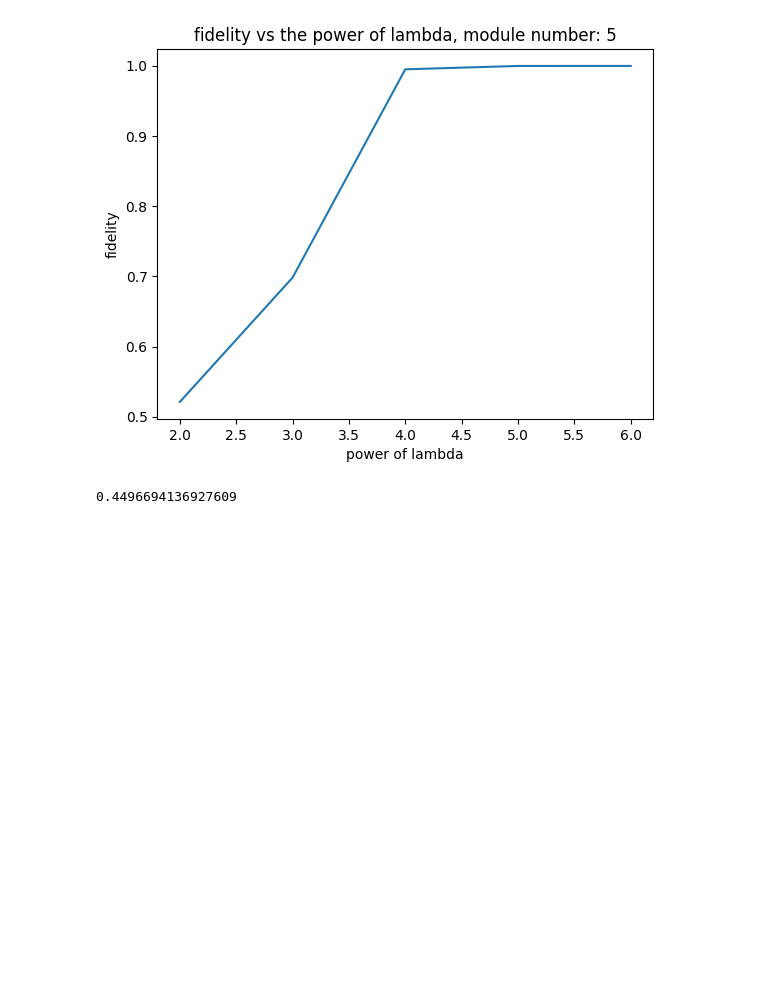
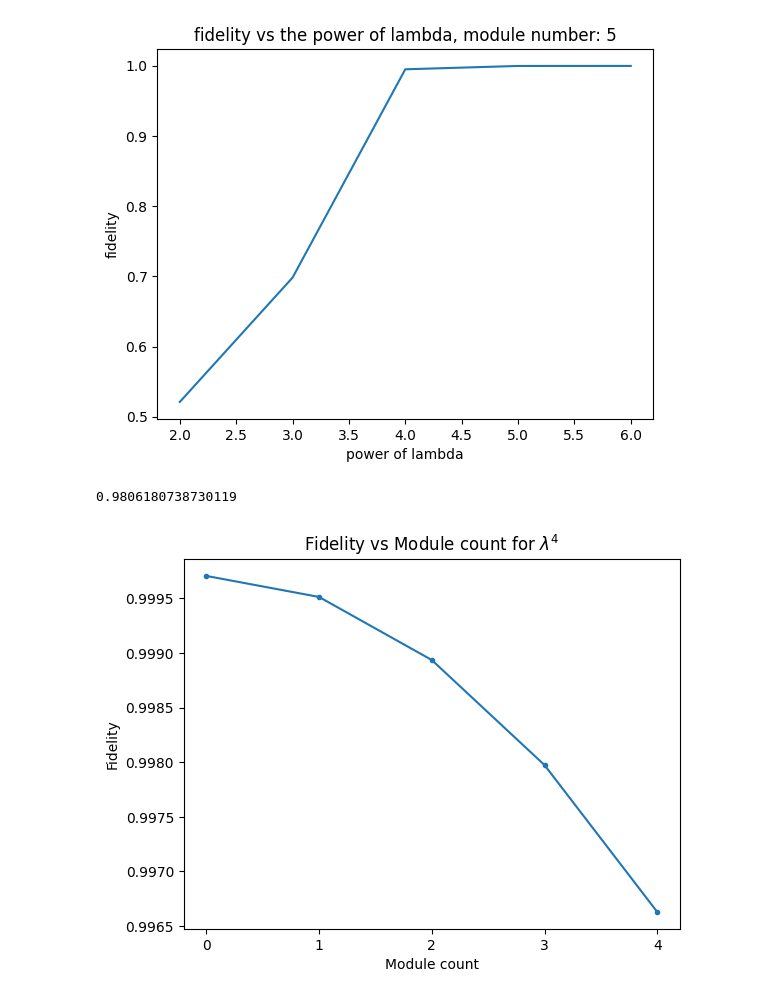
Before and after one commit to Pitt-JonesLab/quantum_logical, a Jupyter notebook: src/notebooks/pulse_sim/trial_run_of_mod_build.ipynb, the cells around one changed output. Drawn from its saved outputs; the diff is of its cells as text; code cells hidden in the pictures; blank space fills up the shorter version.

```diff
--- a/src/notebooks/pulse_sim/trial_run_of_mod_build.ipynb
+++ b/src/notebooks/pulse_sim/trial_run_of_mod_build.ipynb
@@ -22,7 +22,24 @@ for j in range(1,6):
 [figure]
 [figure]
 # %%
-a = Module_build(dim = 2, lam_power = 2, mod_count = 1)
+a = Module_build(dim = 2, lam_power = 3, mod_count = 1)
 a.results()
 # %% [output]
-0.4496694136927609
+0.9806180738730119
+# %%
+a = []
+x = []
+for i in range(5):
+    b = Module_build(dim = 2, lam_power = 4, mod_count = i)
+    a.append(b.results())
+    x.append(i)
+
+plt.plot(x, a, marker = ".")
+plt.xticks(x)
+plt.xlabel("Module count")
+plt.ylabel("Fidelity")
+plt.title(f"Fidelity vs Module count for $λ^{4}$")
+
+plt.savefig("lam_4_plot.svg")
+# %% [output]
+[figure, added]
```
Also changed, not shown: 6 other files.
